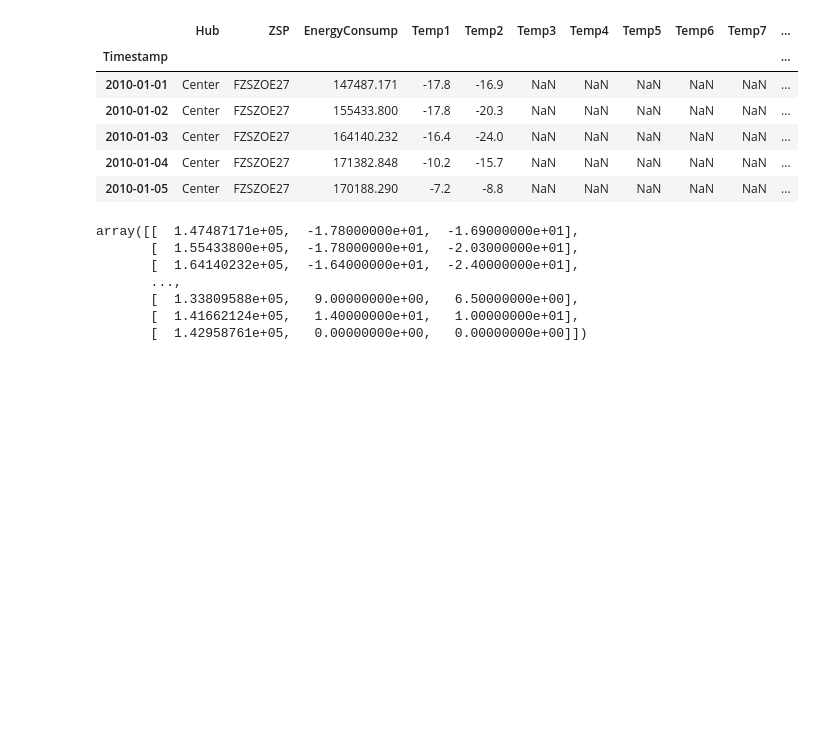
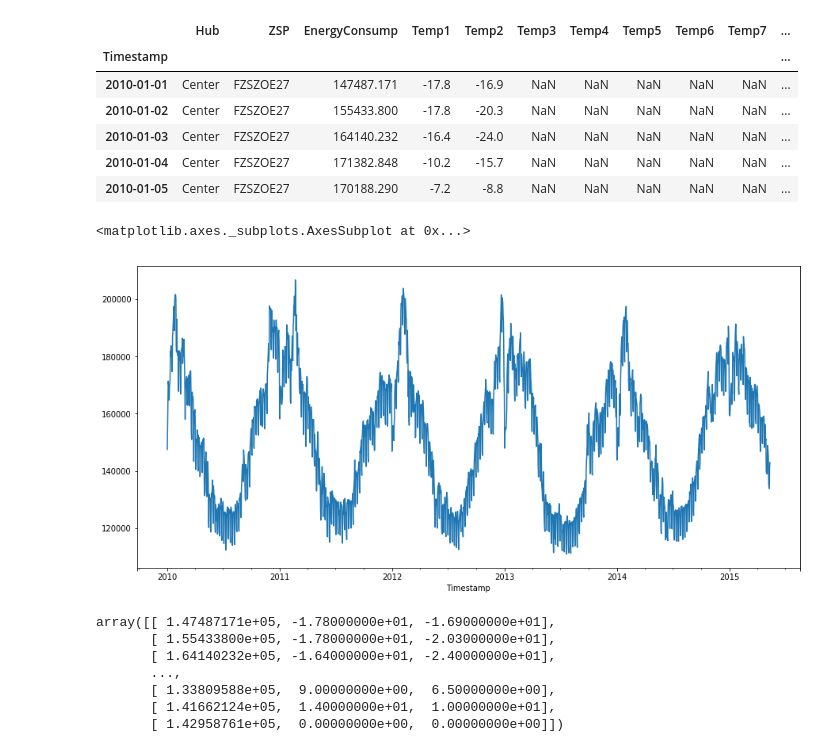
Before and after one commit to ml-mipt/ml-mipt-part2, a Jupyter notebook: 2018/seminars/3_advanced_forecasting/Keras_for_tsforecasting.ipynb, the cells around one changed output. Cells and saved outputs as stored; diff of their text form; code cells hidden in the pictures; blank space fills up the shorter version.

```diff
--- a/2018/seminars/3_advanced_forecasting/Keras_for_tsforecasting.ipynb
+++ b/2018/seminars/3_advanced_forecasting/Keras_for_tsforecasting.ipynb
@@ -28,7 +28,10 @@ energy_ts.head()
 # %%
 myts2 = energy_ts[['EnergyConsump', 'Temp1', 'Temp2']].dropna()
 # %%
- # myts2['EnergyConsump'].plot()
+ myts2['EnergyConsump'].plot(figsize=(15,7))
+# %% [output]
+<matplotlib.axes._subplots.AxesSubplot at 0x...>
+[figure, added]
 # %%
 from sklearn.preprocessing import MinMaxScaler
 # %%
```
Also changed, not shown: parts of 9 cells of this notebook, 1 other file.
